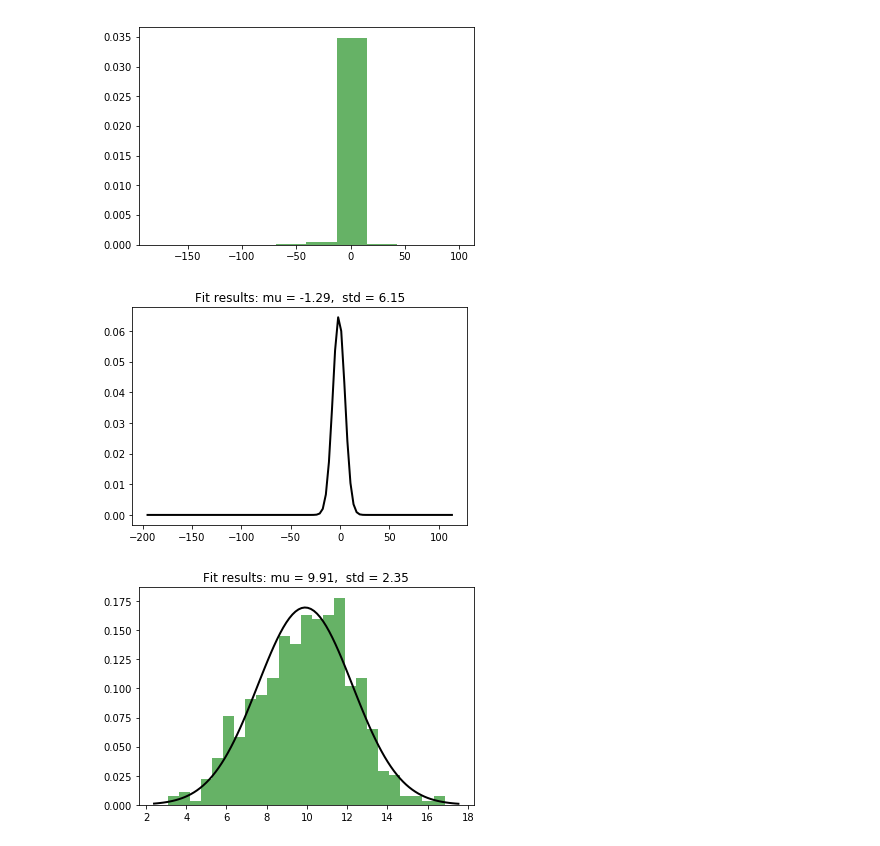
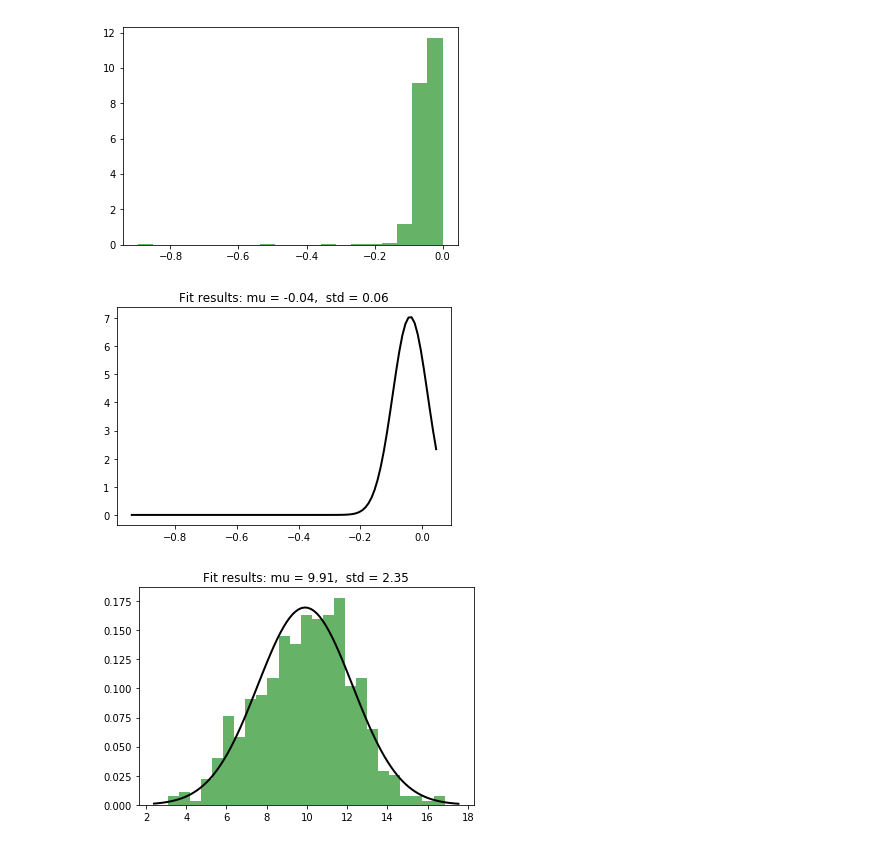
Before and after one commit to Abdul-Rehman-Liaqat/AnomalyDetection, a Jupyter notebook: code/code/plotting.ipynb, the cells around one changed output. Cells and saved outputs as stored; diff of their text form; code cells hidden in the pictures.

Commit message:
test plot results notebook

```diff
--- a/code/code/plotting.ipynb
+++ b/code/code/plotting.ipynb
@@ -13,0 +6,4 @@ Index(['timestamp', 'value', 'anomaly_score', 'S(t)_reward_low_FP_rate',
+# %%
+algo = "prediction_nn"
+df = get_sample_df(path = "/results/{}/realKnownCause/".format(algo), file = "{}_rogue_agent_key_hold.csv".format(algo))
+probation_period = 750 if(len(df)>=5000) else int(0.15*len(df))
@@ -14,10 +15,10 @@ Index(['timestamp', 'value', 'anomaly_score', 'S(t)_reward_low_FP_rate',
 # %%
 time_ser = df.anomaly_score.values
 mu,std = norm.fit(time_ser)
-plt.hist(time_ser, bins=10, density=True, alpha=0.6, color='g')
+plt.hist(time_ser, bins=20, density=True, alpha=0.6, color='g')
 xmin, xmax = plt.xlim()
 # %% [output]
-[figure, old version]
+[figure, new version]
 # %%
 x = np.linspace(xmin, xmax, 100)
 p = norm.pdf(x, mu, std)
@@ -27,7 +28,7 @@ plt.title(title)
 
 plt.show()
 # %% [output]
-[figure, old version]
+[figure, new version]
 # %%
 import numpy as np
 from scipy.stats import norm
```
Also changed, not shown: parts of 3 cells of this notebook.
